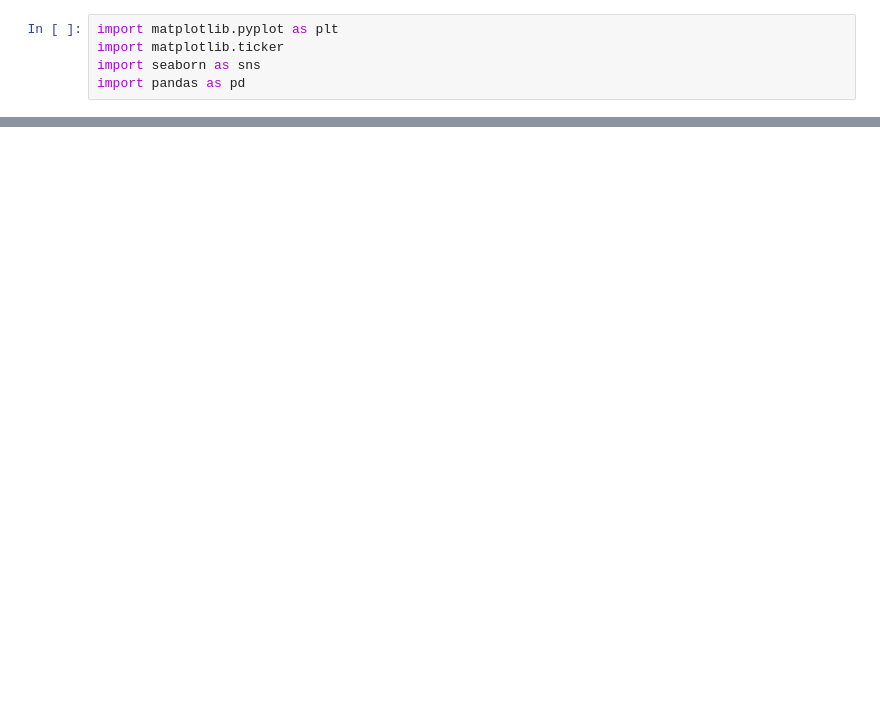
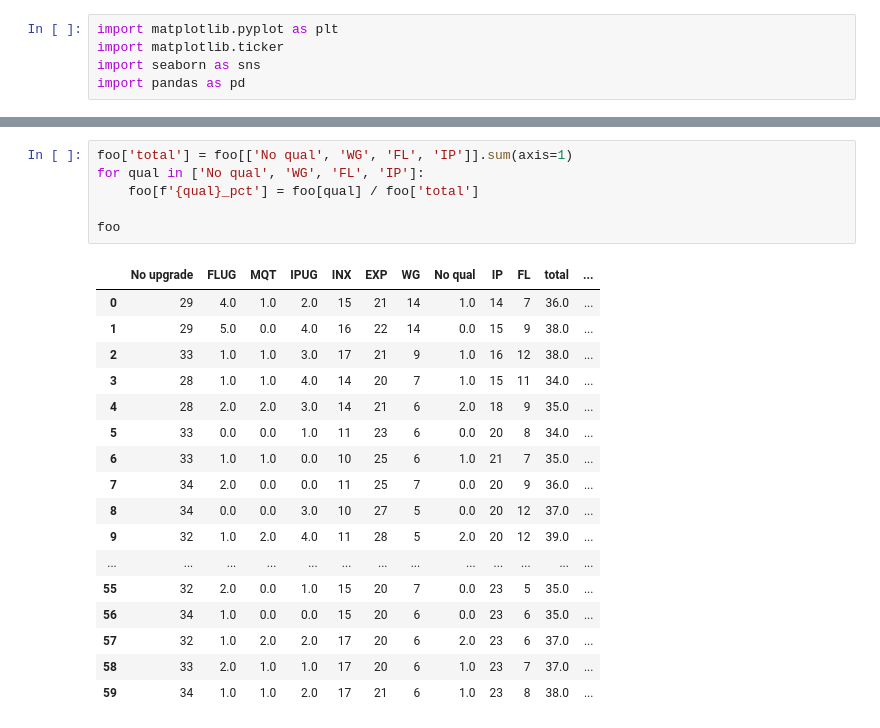
Before and after one commit to ialara/actf, a Jupyter notebook: absorption_e2e_prototype.ipynb, the cells around one changed output, grey strips where cells are left out. Drawn from its saved outputs; the diff is of its cells as text; blank space fills up the shorter version.

```diff
--- a/absorption_e2e_prototype.ipynb
+++ b/absorption_e2e_prototype.ipynb
@@ -609,0 +685,24 @@ Text(0.5, 1.0, 'Unit manning by qualifications')
+# %%
+foo['total'] = foo[['No qual', 'WG', 'FL', 'IP']].sum(axis=1)
+for qual in ['No qual', 'WG', 'FL', 'IP']:
+    foo[f'{qual}_pct'] = foo[qual] / foo['total']
+
+foo
+# %% [output]
+|  | No upgrade | FLUG | MQT | IPUG | INX | EXP | WG | No qual | IP | FL | total | ... |
+| 0 | 29 | 4.0 | 1.0 | 2.0 | 15 | 21 | 14 | 1.0 | 14 | 7 | 36.0 | ... |
+| 1 | 29 | 5.0 | 0.0 | 4.0 | 16 | 22 | 14 | 0.0 | 15 | 9 | 38.0 | ... |
+| 2 | 33 | 1.0 | 1.0 | 3.0 | 17 | 21 | 9 | 1.0 | 16 | 12 | 38.0 | ... |
+| 3 | 28 | 1.0 | 1.0 | 4.0 | 14 | 20 | 7 | 1.0 | 15 | 11 | 34.0 | ... |
+| 4 | 28 | 2.0 | 2.0 | 3.0 | 14 | 21 | 6 | 2.0 | 18 | 9 | 35.0 | ... |
+| 5 | 33 | 0.0 | 0.0 | 1.0 | 11 | 23 | 6 | 0.0 | 20 | 8 | 34.0 | ... |
+| 6 | 33 | 1.0 | 1.0 | 0.0 | 10 | 25 | 6 | 1.0 | 21 | 7 | 35.0 | ... |
+| 7 | 34 | 2.0 | 0.0 | 0.0 | 11 | 25 | 7 | 0.0 | 20 | 9 | 36.0 | ... |
+| 8 | 34 | 0.0 | 0.0 | 3.0 | 10 | 27 | 5 | 0.0 | 20 | 12 | 37.0 | ... |
+| 9 | 32 | 1.0 | 2.0 | 4.0 | 11 | 28 | 5 | 2.0 | 20 | 12 | 39.0 | ... |
+| ... | ... | ... | ... | ... | ... | ... | ... | ... | ... | ... | ... | ... |
+| 55 | 32 | 2.0 | 0.0 | 1.0 | 15 | 20 | 7 | 0.0 | 23 | 5 | 35.0 | ... |
+| 56 | 34 | 1.0 | 0.0 | 0.0 | 15 | 20 | 6 | 0.0 | 23 | 6 | 35.0 | ... |
+| 57 | 32 | 1.0 | 2.0 | 2.0 | 17 | 20 | 6 | 2.0 | 23 | 6 | 37.0 | ... |
+| 58 | 33 | 2.0 | 1.0 | 1.0 | 17 | 20 | 6 | 1.0 | 23 | 7 | 37.0 | ... |
+| 59 | 34 | 1.0 | 1.0 | 2.0 | 17 | 21 | 6 | 1.0 | 23 | 8 | 38.0 | ... |
```
Also changed, not shown: parts of 20 cells of this notebook.
